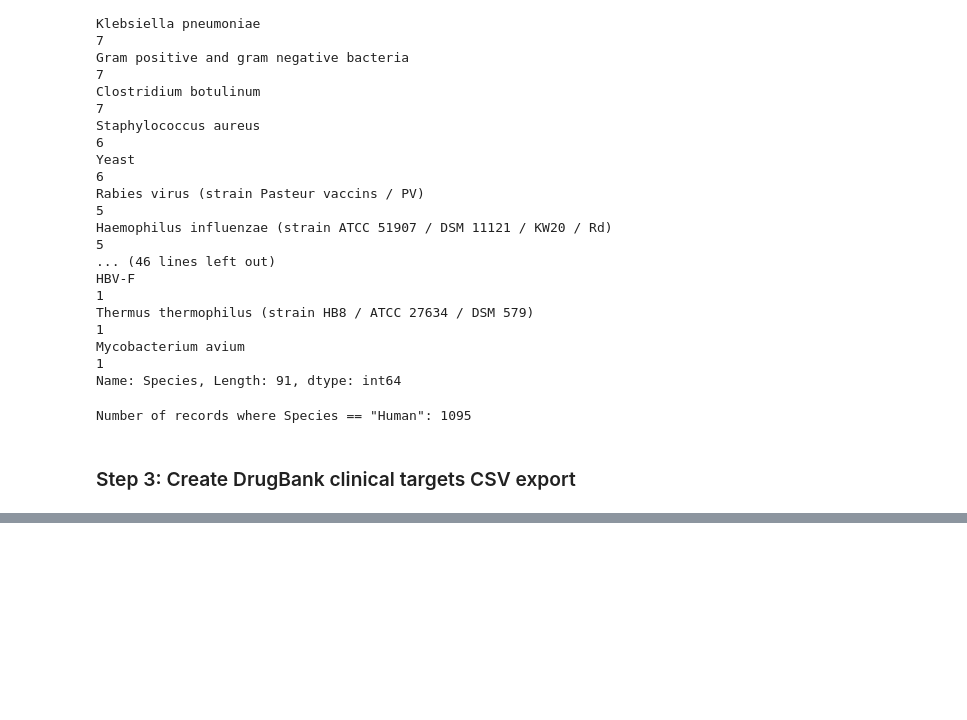
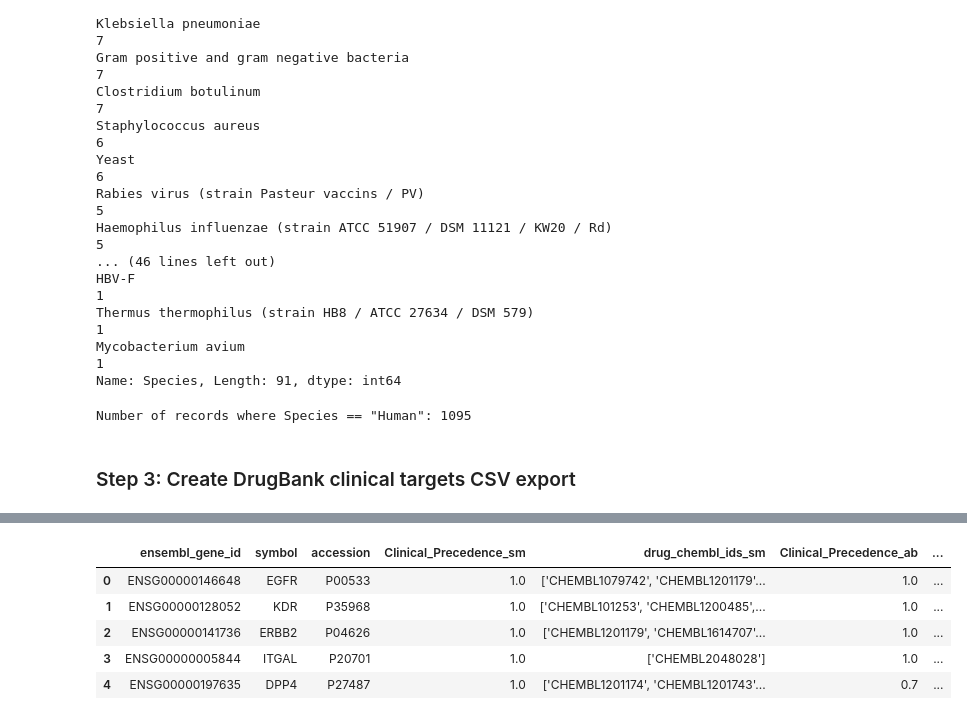
Before and after one commit to andrewhercules/drug-targets-in-clinic, a Jupyter notebook: explore-drug-targets-in-clinic.ipynb, the cells around one changed output, grey strips where cells are left out. Drawn from its saved outputs; the diff is of its cells as text; code cells hidden in the pictures; blank space fills up the shorter version.

```diff
--- a/explore-drug-targets-in-clinic.ipynb
+++ b/explore-drug-targets-in-clinic.ipynb
@@ -176,0 +216,32 @@ drugbank_clinical_targets_df.to_csv('output/drugbank_clinical_targets.csv', inde
+# %%
+# create copy of original tractability DataFrame with required columns
+
+required_tractability_df_columns = [
+    'ensembl_gene_id',
+    'symbol',
+    'accession',
+    'Clinical_Precedence_sm',
+    'drug_chembl_ids_sm',
+    'Clinical_Precedence_ab',
+    'drug_chembl_ids_ab',
+    'Clinical_Precedence_othercl',
+    'drug_chembl_ids_othercl',
+    'Clinical_Precedence_PROTAC',
+]
+
+tractability_slim_df = tractability_df[required_tractability_df_columns].copy()
+# %%
+# create new columns on modality
+
+tractability_slim_df['ot_is_small_molecule_in_clinic'] = tractability_slim_df['Clinical_Precedence_sm'].apply(lambda x: True if x > 0 else False)
+tractability_slim_df['ot_is_antibody_in_clinic'] = tractability_slim_df['Clinical_Precedence_ab'].apply(lambda x: True if x > 0 else False)
+tractability_slim_df['ot_is_other_in_clinic'] = tractability_slim_df['Clinical_Precedence_othercl'].apply(lambda x: True if x > 0 else False)
+# %%
+tractability_slim_df.head()
+# %% [output]
+|  | ensembl_gene_id | symbol | accession | Clinical_Precedence_sm | drug_chembl_ids_sm | Clinical_Precedence_ab | ... |
+| 0 | ENSG00000146648 | EGFR | P00533 | 1.0 | ['CHEMBL1079742', 'CHEMBL1201179'... | 1.0 | ... |
+| 1 | ENSG00000128052 | KDR | P35968 | 1.0 | ['CHEMBL101253', 'CHEMBL1200485',... | 1.0 | ... |
+| 2 | ENSG00000141736 | ERBB2 | P04626 | 1.0 | ['CHEMBL1201179', 'CHEMBL1614707'... | 1.0 | ... |
+| 3 | ENSG00000005844 | ITGAL | P20701 | 1.0 | ['CHEMBL2048028'] | 1.0 | ... |
+| 4 | ENSG00000197635 | DPP4 | P27487 | 1.0 | ['CHEMBL1201174', 'CHEMBL1201743'... | 0.7 | ... |
```
Also changed, not shown: parts of 11 cells of this notebook, 1 other file.
